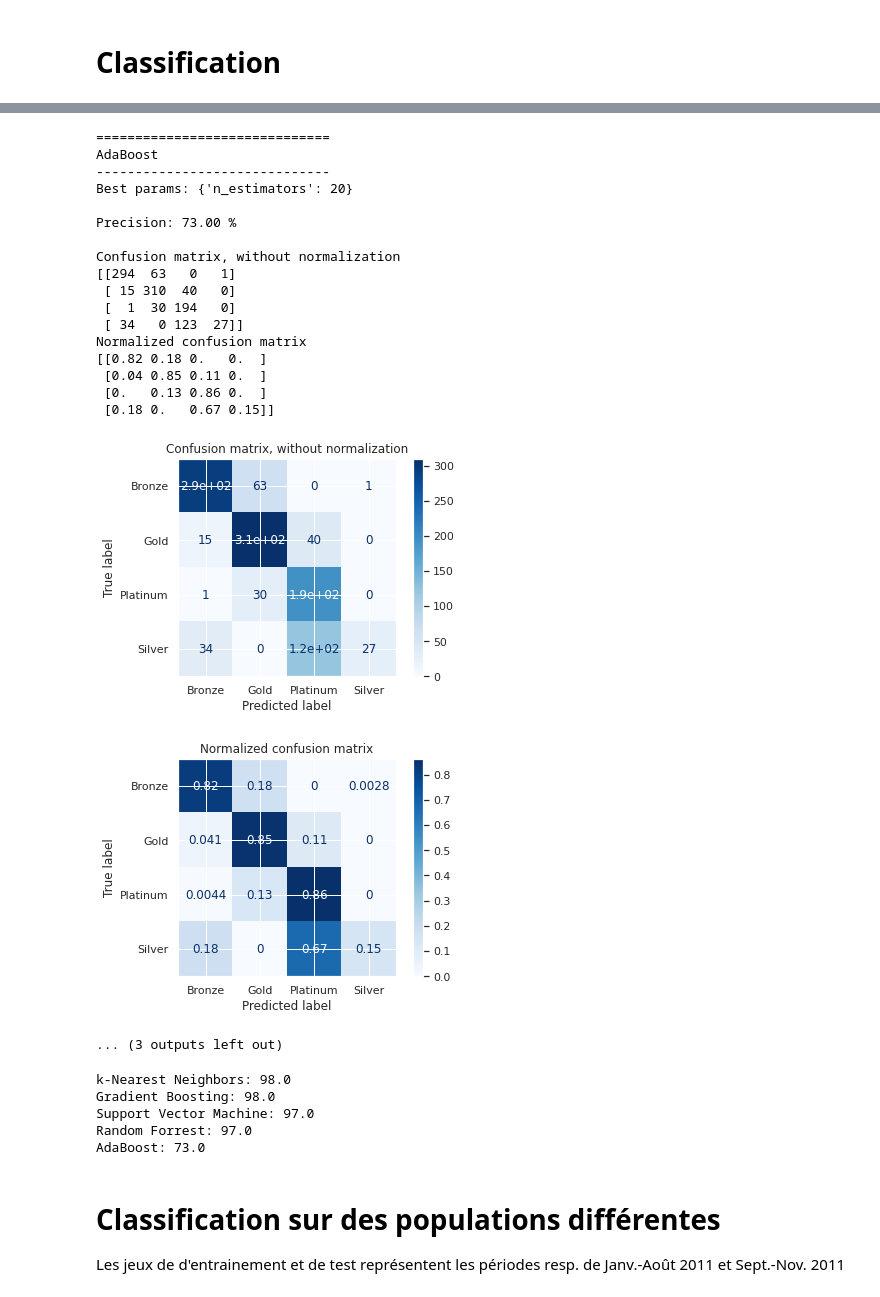
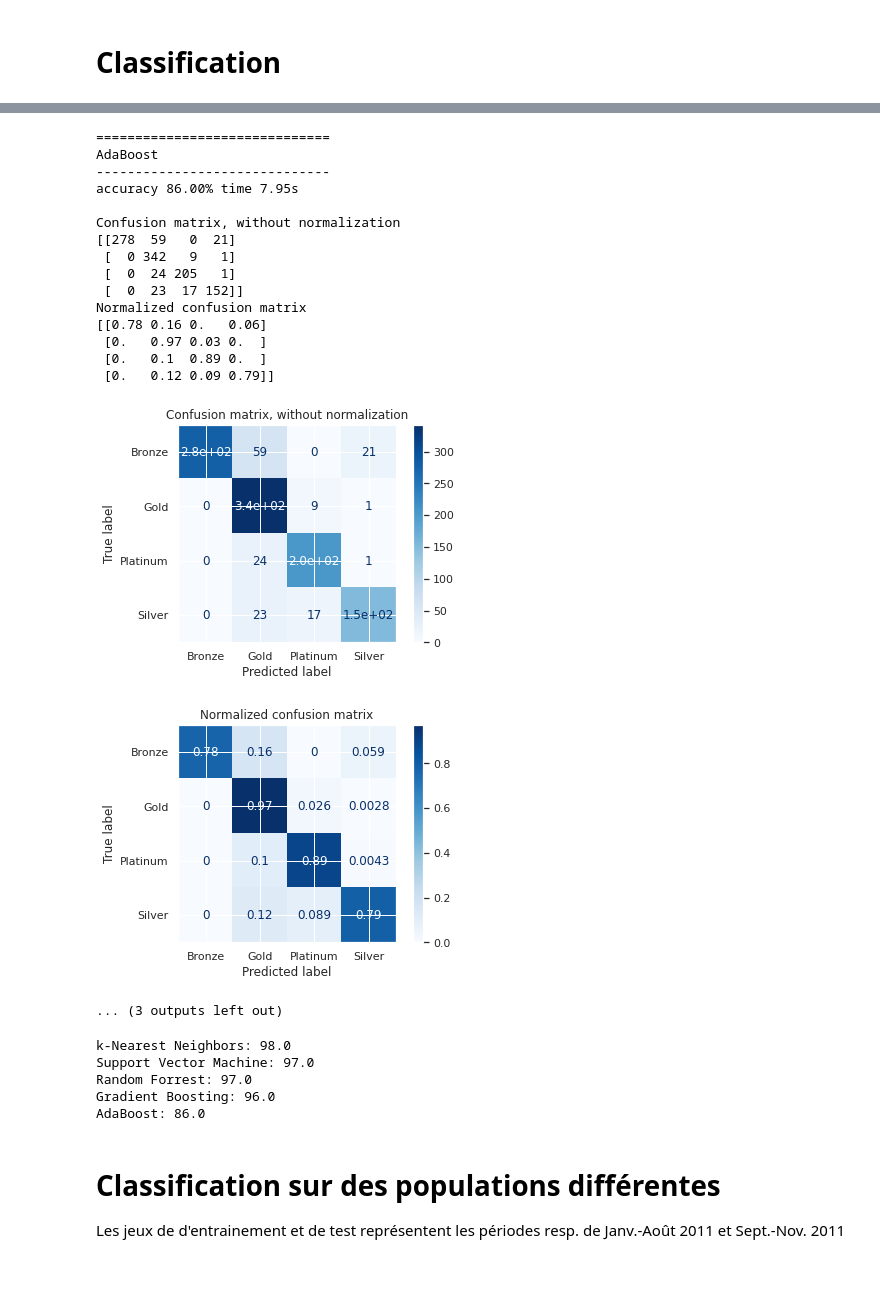
Before and after one commit to FKO78/oc-ds-p5, a Jupyter notebook: P5_FKO_Segmentez_les_comportements_de_clients_MODELISATION.ipynb, the cells around one changed output, grey strips where cells are left out. Cells and saved outputs as stored; diff of their text form; code cells hidden in the pictures.

```diff
--- a/P5_FKO_Segmentez_les_comportements_de_clients_MODELISATION.ipynb
+++ b/P5_FKO_Segmentez_les_comportements_de_clients_MODELISATION.ipynb
@@ -423,14 +424,19 @@ for k, v in DICT_CLF.items():
 
     clf = v['clf']
     gs = GridSearchCV(clf, v['params'], cv=5, scoring = 'accuracy',n_jobs=-1)
+
+    start_time = timeit.default_timer()
+
     gs.fit(X_train_scaled, y_train)
-    print("Best params:", gs.best_params_, '\n')
+    y_pred = gs.predict(X_test_scaled)
+
+    elapsed = timeit.default_timer() - start_time
+
+    accuracy = 100*metrics.accuracy_score(y_test, y_pred).round(2)
+    print("accuracy {:.2f}% time {:.2f}s\n".format(accuracy, elapsed))
+
     dict_precision[v['name']]['clf'] = gs
-
-    y_pred = gs.predict(X_test_scaled)
-    precision = 100*metrics.accuracy_score(y_test, y_pred).round(2)
-    dict_precision[v['name']]['precision'] = precision
-    print("Precision: {:.2f} % \n".format(precision))
+    dict_precision[v['name']]['precision'] = accuracy
 
     np.set_printoptions(precision=2)
 
@@ -509,32 +509,30 @@ Normalized confusion matrix
 ==============================
 AdaBoost
 ------------------------------
-Best params: {'n_estimators': 20}
-
-Precision: 73.00 %
+accuracy 86.00% time 7.95s
 
 Confusion matrix, without normalization
-[[294  63   0   1]
- [ 15 310  40   0]
- [  1  30 194   0]
- [ 34   0 123  27]]
+[[278  59   0  21]
+ [  0 342   9   1]
+ [  0  24 205   1]
+ [  0  23  17 152]]
 Normalized confusion matrix
-[[0.82 0.18 0.   0.  ]
- [0.04 0.85 0.11 0.  ]
- [0.   0.13 0.86 0.  ]
- [0.18 0.   0.67 0.15]]
+[[0.78 0.16 0.   0.06]
+ [0.   0.97 0.03 0.  ]
+ [0.   0.1  0.89 0.  ]
+ [0.   0.12 0.09 0.79]]
-[figure, old version]
+[figure, new version]
-[figure, old version]
+[figure, new version]
 ... (3 outputs left out)
 # %%
 for k, v in sorted(dict_precision.items(), key=lambda x: x[1]['precision'], reverse=True):
     print("{}: {}".format(k, v['precision']))
 # %% [output]
 k-Nearest Neighbors: 98.0
-Gradient Boosting: 98.0
 Support Vector Machine: 97.0
 Random Forrest: 97.0
-AdaBoost: 73.0
+Gradient Boosting: 96.0
+AdaBoost: 86.0
 # %% [markdown]
 # Classification sur des populations différentes
 Les jeux de d'entrainement et de test représentent les périodes resp. de Janv.-Août 2011 et Sept.-Nov. 2011
```
Also changed, not shown: parts of 13 cells of this notebook.
